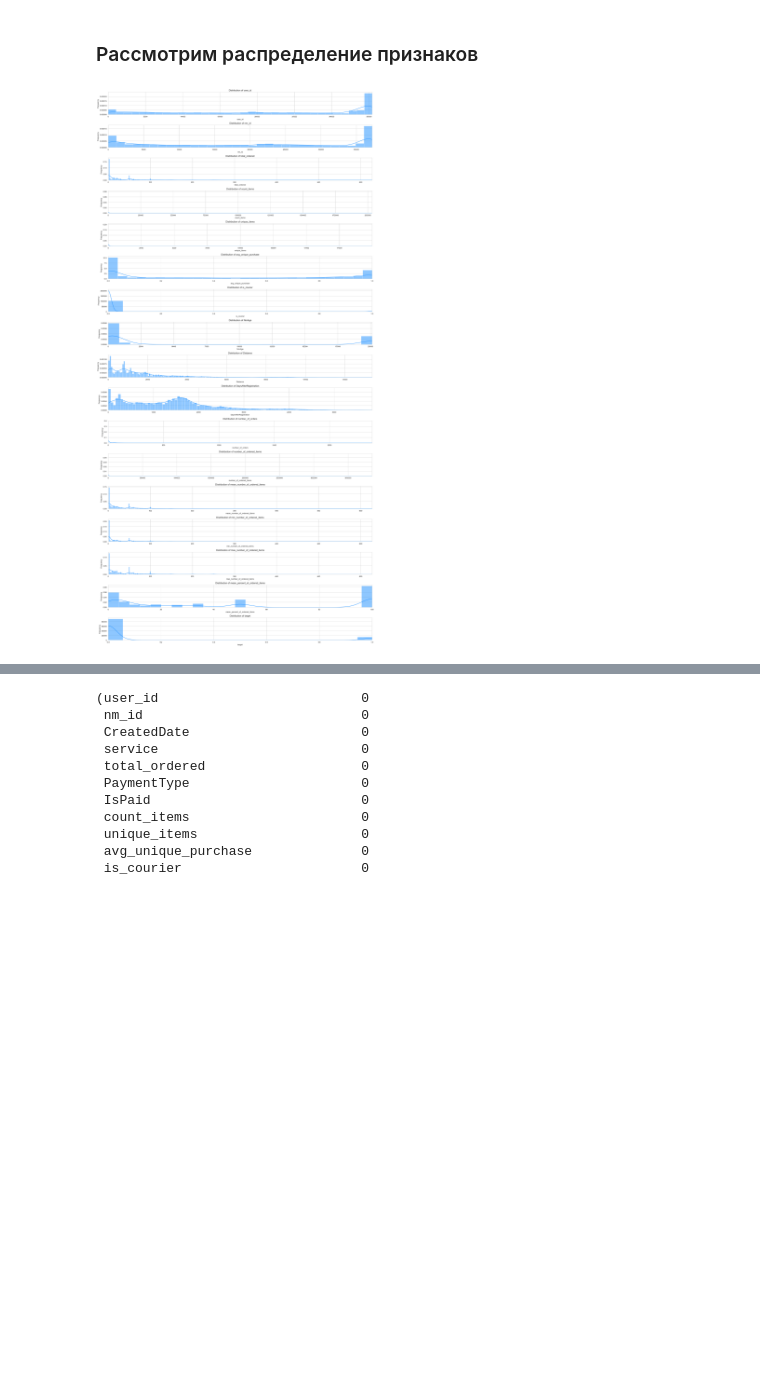
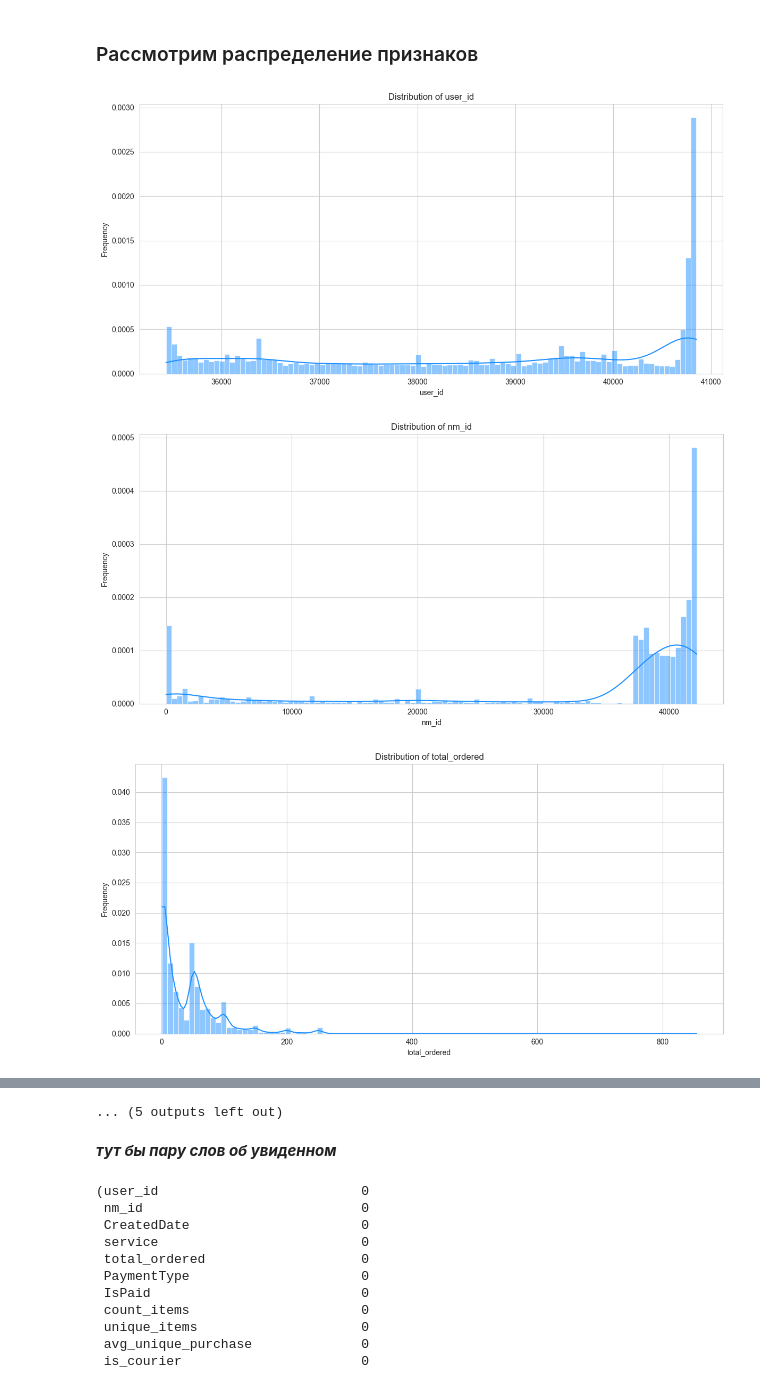
Before and after one commit to timu-ryan/wb-hackathon, a Jupyter notebook: ml/stock_detection.ipynb, the cells around one changed output, grey strips where cells are left out. Saved outputs shown, nothing was run; the diff lists cells and outputs as text; code cells hidden in the pictures; blank space fills up the shorter version.

Commit message:
some visualisation moments

```diff
--- a/ml/stock_detection.ipynb
+++ b/ml/stock_detection.ipynb
@@ -118,36 +118,42 @@ import seaborn as sns
 import numpy as np
 
 
-
-data = pd.read_csv('df_train.csv')
+data = pd.read_csv('./data/df_test.csv')
 # Distribution
 # Setting the style for the plots
 sns.set_style('whitegrid')
 # %%
-
 # Filtering out numerical columns
 numerical_columns = data.select_dtypes(include=['float64', 'int64']).columns
 
-plt.figure(figsize=(20, 40))
+# plt.figure(figsize=(20, 40)) # прошлый формат
 
 # Plotting histograms for each numerical column
 for i, col in enumerate(numerical_columns, 1):
-    plt.subplot(len(numerical_columns), 1, i)
+
+    plt.figure(figsize=(12, 6))
+
+    # plt.subplot(len(numerical_columns), 1, i) # прошлый формат
 
     sns.histplot(
         data[col],
         color='dodgerblue',
-        bins='auto',  #из-за этого долго считается
+        # bins='auto',  #из-за этого долго считается
+        bins = 100,
         kde=True,
         edgecolor='white',
         linewidth=0.5,
         stat='density' if data[col].nunique() > 20 else 'count'
     )
     plt.title(f'Distribution of {col}')
     plt.xlabel(col)
     plt.ylabel('Frequency')
+    plt.tight_layout()
+    plt.show()
 
-plt.tight_layout()
-plt.show()
+# plt.tight_layout() # прошлый формат
+# plt.show()
 # %% [output]
-[figure, old version]
+[figure, new version]
+[figure, added]
+[figure, added]
@@ -154 +169,4 @@ plt.show()
+... (5 outputs left out)
+# %% [markdown]
+***тут бы пару слов об увиденном***
 # %%
```
Also changed, not shown: parts of 7 cells of this notebook, 5 other files.
